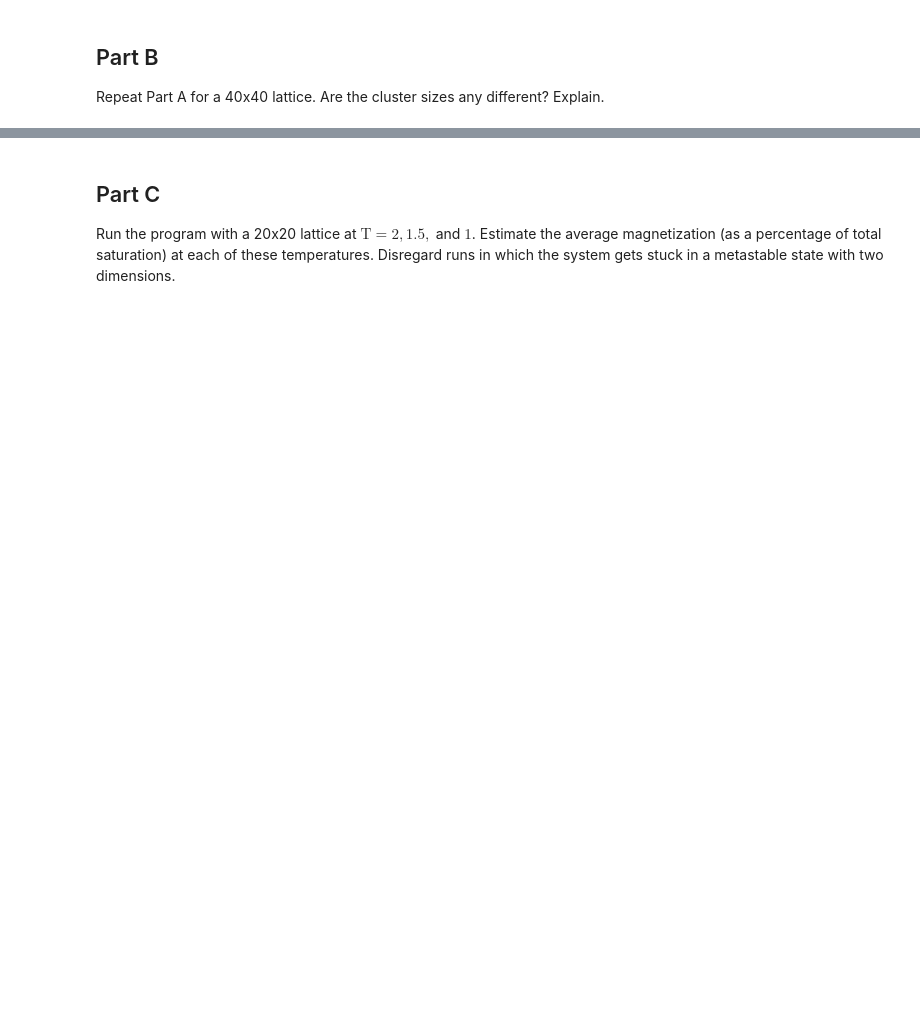
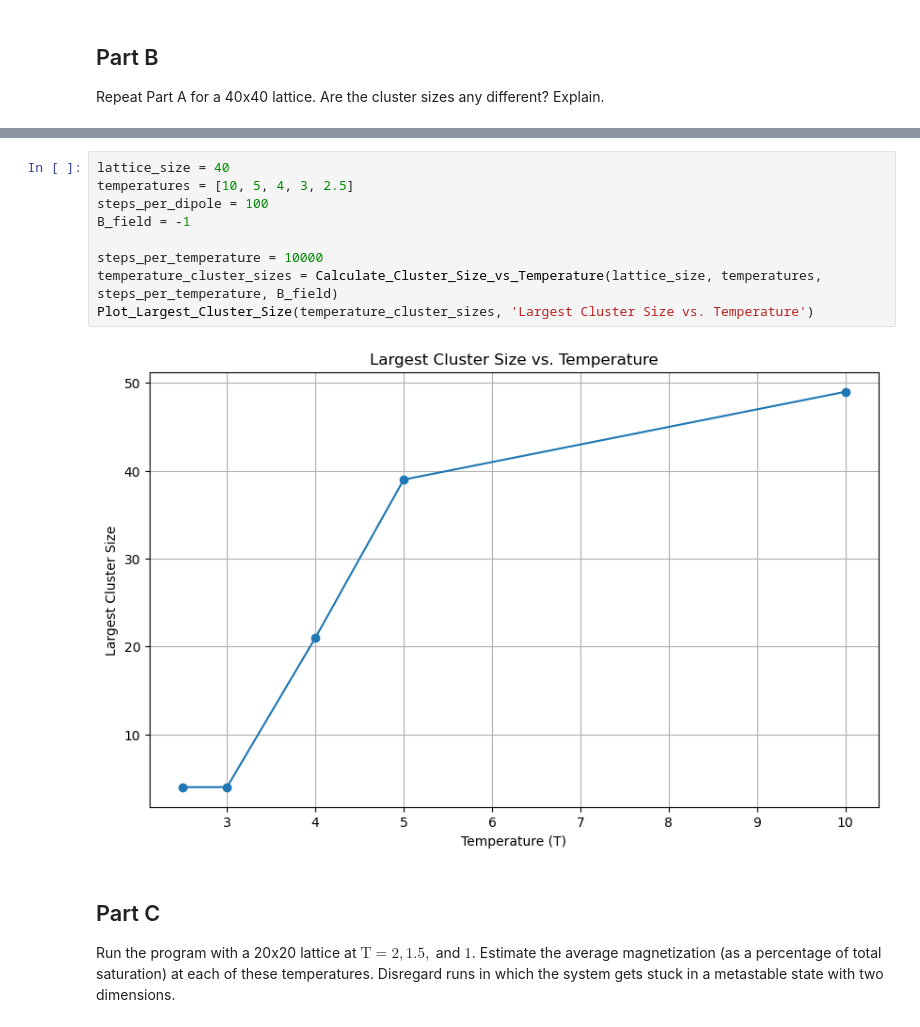
Before and after one commit to bfencill/140A-Ising-model-Project, a Jupyter notebook: Code/question8-26.ipynb, the cells around one changed output, grey strips where cells are left out. Saved outputs shown, nothing was run; the diff lists cells and outputs as text; blank space fills up the shorter version.

```diff
--- a/Code/question8-26.ipynb
+++ b/Code/question8-26.ipynb
@@ -53,3 +62,14 @@ Temperature: 2.5, Largest Cluster Size: 3
+# %%
+lattice_size = 40
+temperatures = [10, 5, 4, 3, 2.5]
+steps_per_dipole = 100
+B_field = -1
+
+steps_per_temperature = 10000
+temperature_cluster_sizes = Calculate_Cluster_Size_vs_Temperature(lattice_size, temperatures, steps_per_temperature, B_field)
+Plot_Largest_Cluster_Size(temperature_cluster_sizes, 'Largest Cluster Size vs. Temperature')
+# %% [output]
+[figure, added]
 # %% [markdown]
 ## Part C
 
```
Also changed, not shown: parts of 9 cells of this notebook, 17 other files.
